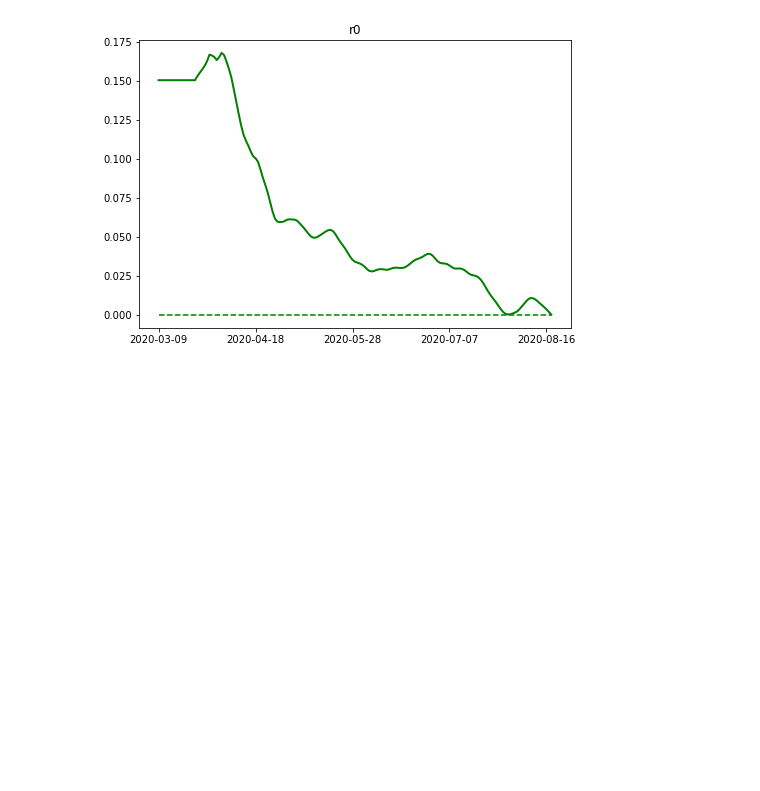
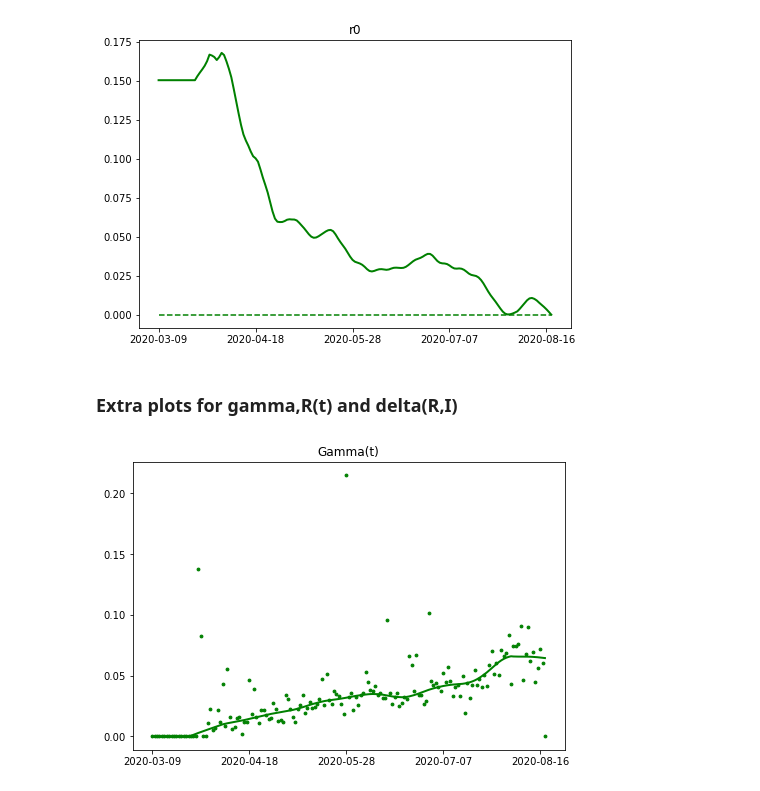
Before and after one commit to AditSoni/SIRD_Python_implementation, a Jupyter notebook: code.ipynb, the cells around one changed output. Cells and saved outputs as stored; diff of their text form; code cells hidden in the pictures; blank space fills up the shorter version.

```diff
--- a/code.ipynb
+++ b/code.ipynb
@@ -438,3 +432,19 @@ ax.set_title('r0')
 plt.show()
 # %% [output]
 [figure]
+# %% [markdown]
+### Extra plots for gamma,R(t) and delta(R,I)
+# %%
+#Gamma
+fig = plt.figure()
+ax = fig.add_axes([0,0,1,1])
+
+
+ax.scatter(df_mh['Date'],df_mh['gamma'],s=8,c='g')
+ax.plot(df_mh['Date'],df_smooth['gamma'],linewidth=2,c='g')
+ax.set_xticks([0,40,80,120,160])
+ax.set_title('Gamma(t)')
+#plt.savefig('Gamma.jpg',bbox_inches='tight')#uncomment if want to save the graph as image
+plt.show()
+# %% [output]
+[figure, added]
```
Also changed, not shown: parts of 14 cells of this notebook.
